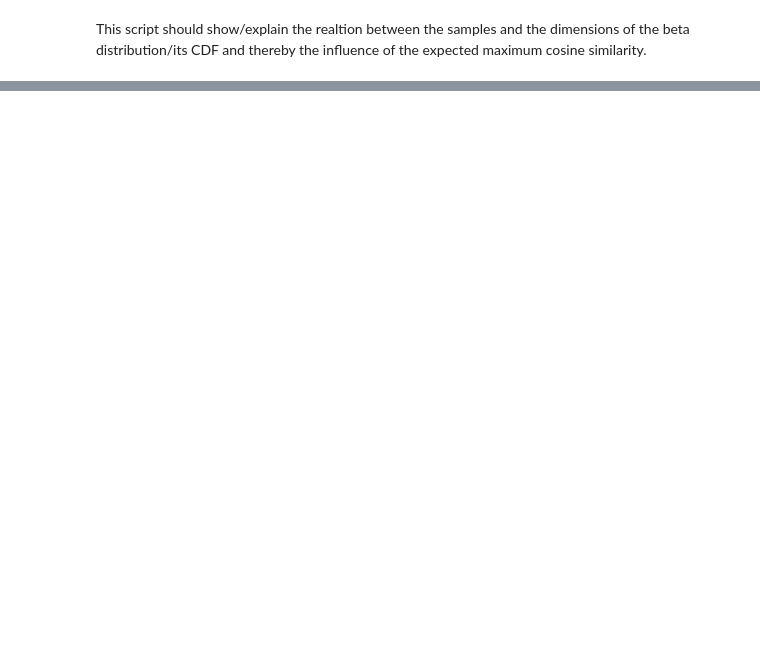
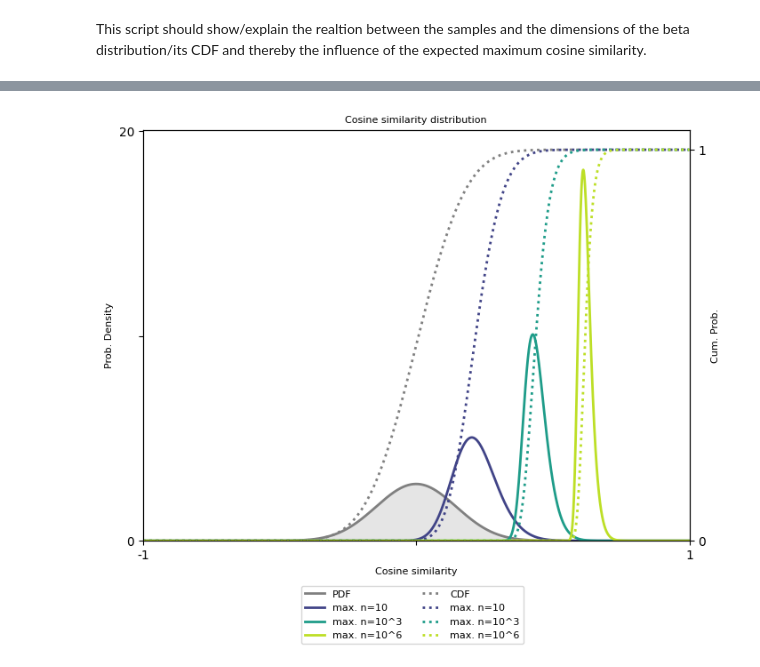
Before and after one commit to Johanna-Engeln/masterthesis_velocity, a Jupyter notebook: script/0707_incompleteBeta.ipynb, the cells around one changed output, grey strips where cells are left out. Saved outputs shown, nothing was run; the diff lists cells and outputs as text; code cells hidden in the pictures; blank space fills up the shorter version.

```diff
--- a/script/0707_incompleteBeta.ipynb
+++ b/script/0707_incompleteBeta.ipynb
@@ -83,0 +91,20 @@ plt.show()
+# %%
+def get_theoretical_distribution(n:int, d:int):
+    x = np.linspace(0, 1, 1000)
+    ## Model the beta distribution for this
+    a = 0.5
+    b = (d - 1) / 2
+
+    rv = beta(a, b)
+    pdf = rv.pdf(x**2)
+
+    ## Get the CDF (maybe use incomplete beta function)
+    cdf = betainc(a, b, x**2)
+
+    ## Use for the ordered statistics/maximum the CDF to the power of n
+    max_cdf = cdf**n
+    ## Calculate the expected value
+    expected_max = trapezoid(1 - max_cdf, x**2)
+    print(f"Expected maximum = {expected_max:.6f}")
+
+    return x, pdf, cdf, max_cdf, expected_max
@@ -84,26 +160,63 @@ plt.show()
 # %%
+# Set parameters
+d = 50
+n_values = [10, 1000, 1000000]
 
-## Get the CDF (maybe use incomplete beta function)
-cdf = betainc(a, b, x**2)
+# Set parameter for beta distribution
+a = 0.5
+b = (d - 1) / 2
+# Set arbitraty cosine similarity distribution x values
+x = np.linspace(-1, 1, 2000)
+x[x == 0] = 1e-10 # Take 0 out as division by zero woudl be probalamtic
 
-## Use for the ordered statistics/maximum the CDF to the power of n
-max_cdf = cdf**n
+fig, ax1 = plt.subplots(figsize=(7, 6), constrained_layout=True)
+ax2 = ax1.twinx()
 
-## Calculate the expected value
-expected_max = trapezoid(1 - max_cdf, x**2)
-print(f"Expected maximum = {expected_max:.6f}")
+# Create baseline cosine similarity distribution
+pdf_base = np.abs(x) * beta.pdf(x**2, a, b)
+# Create baseline CDF of the cosine similarity
+cdf_base = np.where(x >= 0,
+                    0.5 + 0.5 * beta.cdf(x**2, a, b),
+                    0.5 - 0.5 * beta.cdf(x**2, a, b))
 
-## Plot PDF, CDF, CDF to the power and mark expected value.
-fig, ax1 = plt.subplots(figsize=(8, 6))
-ax2 = ax1.twinx()
-ax1.plot(x, pdf, label='Beta PDF')
-ax2.plot(x, cdf, alpha=0.6, label='beta cdf')
-ax2.plot(x, max_cdf,  alpha=0.6, label='max CDF')
-ax1.axvline(expected_max, linestyle='--', label=f'E[max] = {expected_max:.3f}')
-ax1.set_xlabel('x')
-ax1.set_ylabel('Density')
-ax2.set_ylabel('CDF')
-ax1.set_xlim([0, 1])
-ax1.legend(loc='best', frameon=False)
-ax2.legend(loc='best', frameon=False)
+# Plot baseline distributions
+ax1.plot(x, pdf_base, color='gray', lw=2, label="PDF")
+ax1.fill_between(x, pdf_base, color='gray', alpha=0.2)
+ax2.plot(x, cdf_base, color='gray', lw=2, linestyle=':', label="CDF")
+
+# Apply the cell number to the maximum cose similarity
+colors = plt.cm.viridis(np.linspace(0.2, 0.9, len(n_values)))
+for n, color in zip(n_values, colors):
+    # The CDF of the maximum: F(x)^n
+    cdf_max = cdf_base ** n
+    # The PDF of the maximum: derivative of F(x)^n
+    pdf_max = n * (cdf_base ** (n - 1)) * pdf_base
+    # Plot
+    n_str = f"10^{int(np.log10(n))}" if int(np.log10(n)) > 1 else str(n)
+    ax2.plot(x, cdf_max, color=color, lw=2, linestyle=':', label=f"max. n={n_str}")
+    ax1.plot(x, pdf_max, color=color, lw=2, label=f"max. n={n_str}")
+
+# Left over plotting
+ax1.set_ylabel("Prob. Density", fontsize=8)
+ax1.set_ylim(0,20.05)
+ax1.set_yticks([0, 10, 20])
+ax1.set_yticklabels(['0', '', '20'])
+ax2.set_ylabel("Cum. Prob.", fontsize=8)
+ax2.set_ylim(0,1.05)
+ax2.set_yticks([0, 1])
+ax2.set_yticklabels(['0', '1'])
+
+ax1.set_xlabel("Cosine similarity", fontsize=8)
+ax1.set_xlim(-1,1)
+ax1.set_xticks([-1, 0, 1.0])
+ax1.set_xticklabels(['-1', '', '1'])
+
+# Combine legends from both axes into one box
+lines1, labels1 = ax1.get_legend_handles_labels()
+lines2, labels2 = ax2.get_legend_handles_labels()
+fig.legend(lines1 + lines2, labels1 + labels2, loc='outside lower center', ncol=2, fontsize=8)
+
+ax1.set_title("Cosine similarity distribution", fontsize=8, )
 plt.show()
+# %% [output]
+[figure, added]
```
Also changed, not shown: parts of 11 cells of this notebook.
